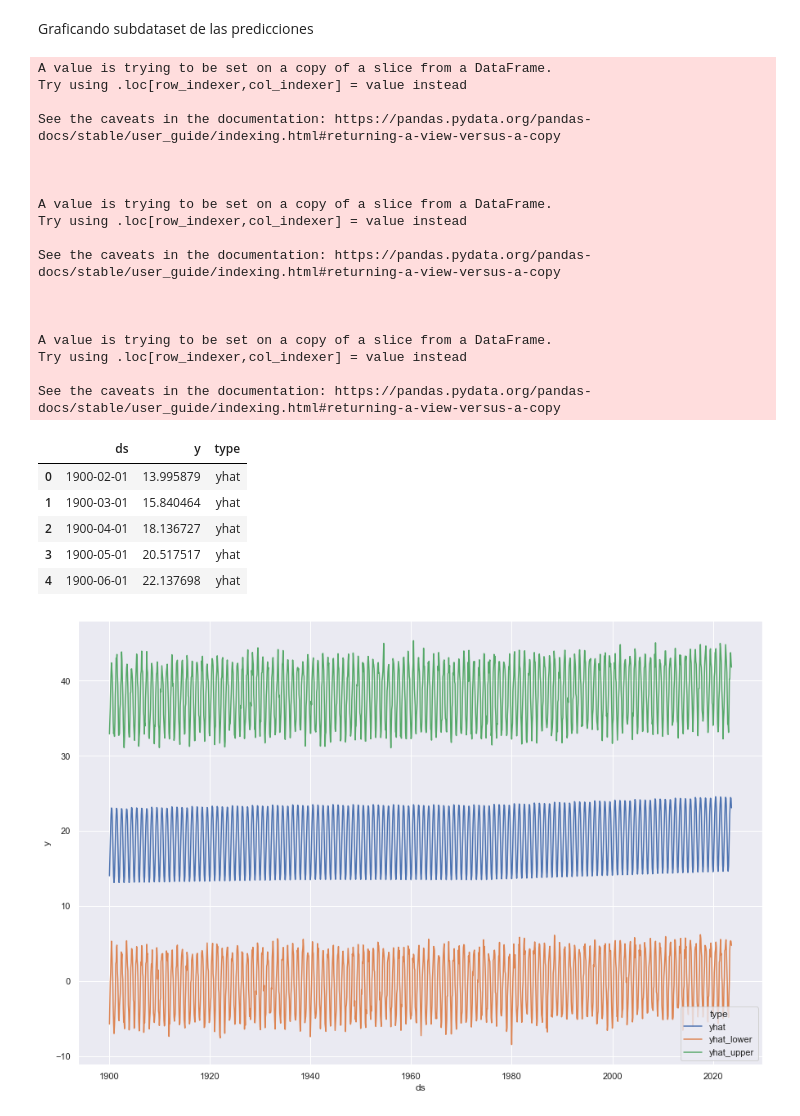
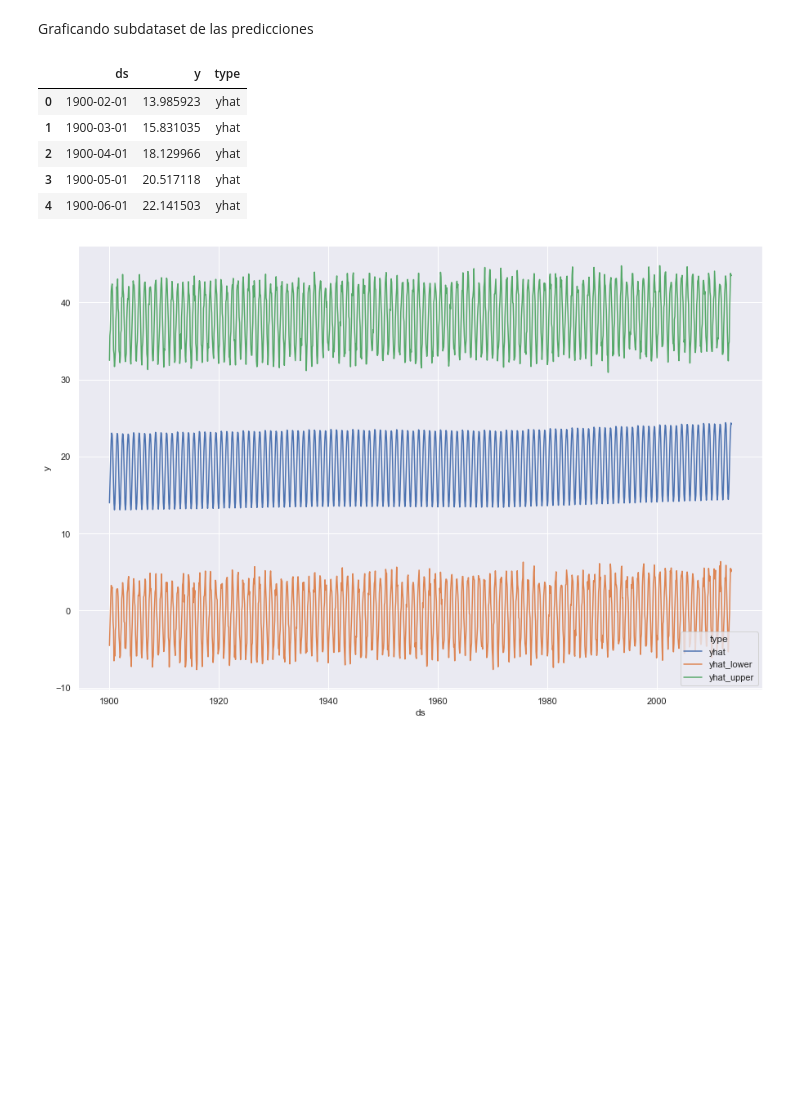
Before and after one commit to jurhs2000/data-science-lab2, a Jupyter notebook: lab2.ipynb, the cells around one changed output. Drawn from its saved outputs; the diff is of its cells as text; code cells hidden in the pictures; blank space fills up the shorter version.

```diff
--- a/lab2.ipynb
+++ b/lab2.ipynb
@@ -424,0 +352,3 @@ m.fit(df_selected)
+# %%
+df_selected = df_selected.loc[df_selected['ds'] < '2010-09-01']
+m.fit(df_selected)
@@ -425,7 +359,7 @@ m.fit(df_selected)
 # %% [markdown]
 Creando nuevas fechas para las predicciones
 # %%
-prediction_dates = m.make_future_dataframe(periods=120, freq='MS')
+prediction_dates = m.make_future_dataframe(periods=36, freq='MS')
 prediction_dates.tail()
 # %% [output]
 |  | ds |
@@ -463,45 +392,28 @@ m.plot_components(predict)
 # %% [markdown]
 Graficando subdataset de las predicciones
 # %%
-# seleccionar menor rango de fechas
+# seleccionar por un rango de fechas
+pd.options.mode.chained_assignment = None  # default='warn'
 df_selected = predict.loc[predict['ds'] > '1900-01-01']
 # join all columns into one with different types in a new column called 'type'
 df_selected_yh = df_selected[['ds', 'yhat']]
 df_selected_yh.columns = ['ds', 'y']
 df_selected_yh['type'] = 'yhat'
 df_selected_yhl = df_selected[['ds', 'yhat_lower']]
 df_selected_yhl.columns = ['ds', 'y']
 df_selected_yhl['type'] = 'yhat_lower'
 df_selected_yhu = df_selected[['ds', 'yhat_upper']]
 df_selected_yhu.columns = ['ds', 'y']
 df_selected_yhu['type'] = 'yhat_upper'
 df_selected = pd.concat([df_selected_yh, df_selected_yhl, df_selected_yhu], ignore_index=True)
 # graficar el modelo
 sns.lineplot(x='ds', y='y', data=df_selected, hue='type', markers=True)
 df_selected.head()
 # %% [output]
-A value is trying to be set on a copy of a slice from a DataFrame.
-Try using .loc[row_indexer,col_indexer] = value instead
-
-See the caveats in the documentation: https://pandas.pydata.org/pandas-docs/stable/user_guide/indexing.html#returning-a-view-versus-a-copy
-
-
-
-A value is trying to be set on a copy of a slice from a DataFrame.
-Try using .loc[row_indexer,col_indexer] = value instead
-
-See the caveats in the documentation: https://pandas.pydata.org/pandas-docs/stable/user_guide/indexing.html#returning-a-view-versus-a-copy
-
-
-
-A value is trying to be set on a copy of a slice from a DataFrame.
-Try using .loc[row_indexer,col_indexer] = value instead
-
-See the caveats in the documentation: https://pandas.pydata.org/pandas-docs/stable/user_guide/indexing.html#returning-a-view-versus-a-copy
 |  | ds | y | type |
-| 0 | 1900-02-01 | 13.995879 | yhat |
-| 1 | 1900-03-01 | 15.840464 | yhat |
-| 2 | 1900-04-01 | 18.136727 | yhat |
-| 3 | 1900-05-01 | 20.517517 | yhat |
-| 4 | 1900-06-01 | 22.137698 | yhat |
+| 0 | 1900-02-01 | 13.985923 | yhat |
+| 1 | 1900-03-01 | 15.831035 | yhat |
+| 2 | 1900-04-01 | 18.129966 | yhat |
+| 3 | 1900-05-01 | 20.517118 | yhat |
+| 4 | 1900-06-01 | 22.141503 | yhat |
-[figure, old version]
+[figure, new version]
```
Also changed, not shown: parts of 20 cells of this notebook, 1 other file.
